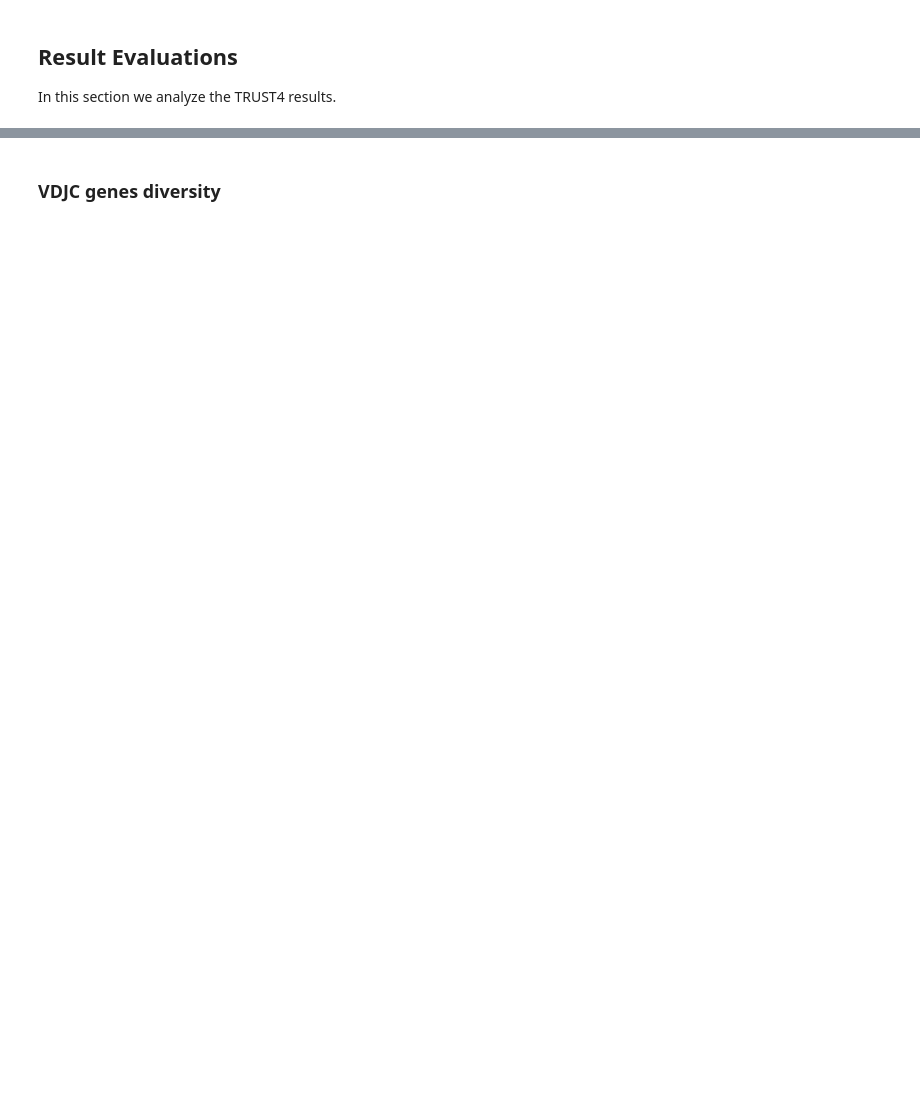
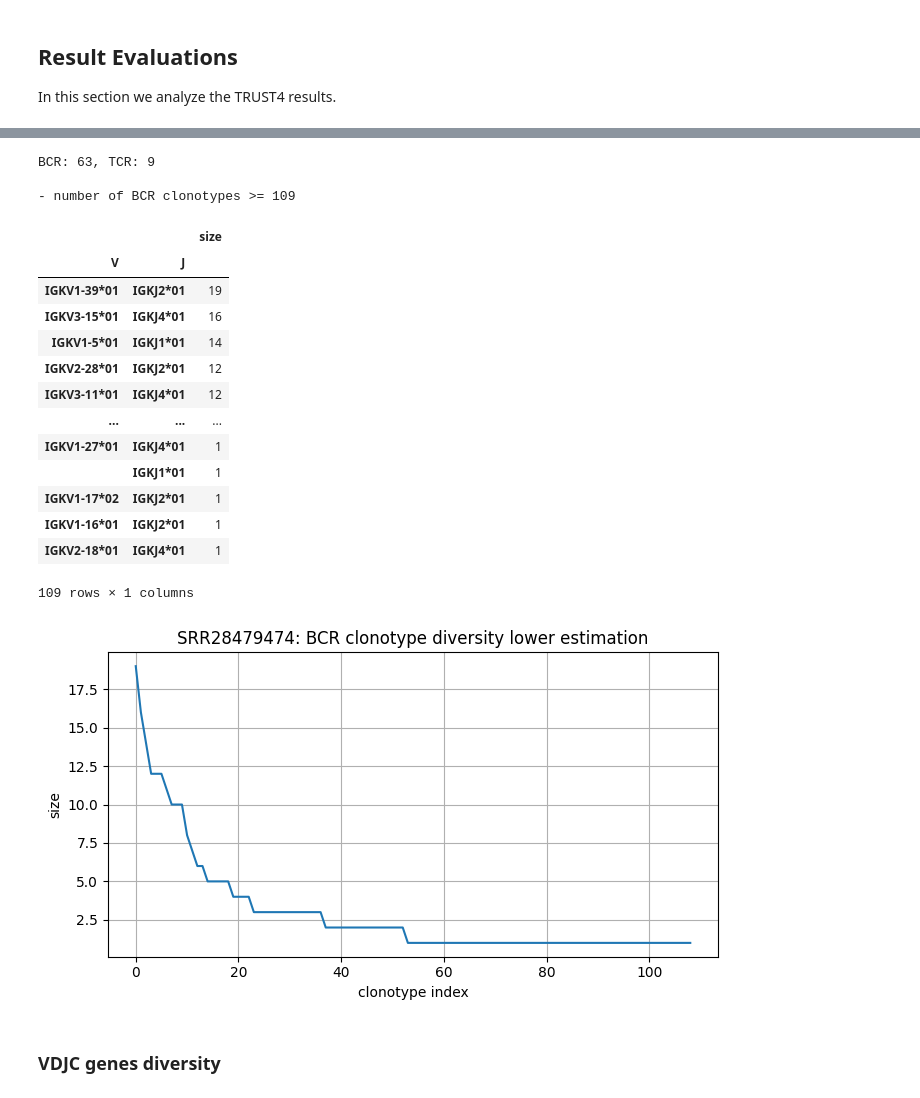
Before and after one commit to yoramzarai/Numenos-exercise, a Jupyter notebook: main_exercise.ipynb, the cells around one changed output, grey strips where cells are left out. Cells and saved outputs as stored; diff of their text form; code cells hidden in the pictures; blank space fills up the shorter version.

```diff
--- a/main_exercise.ipynb
+++ b/main_exercise.ipynb
@@ -486,3 +469,53 @@ Report for SRR28479473:
+# %%
+figsize: tuple[int, int] = (7,4)
+save_figure: bool = False
+# -------------------------------
+v_genes = df['V'].unique().tolist()
+v_genes_tcr = [v for v in v_genes if v.startswith('T')]
+v_genes_bcr = [v for v in v_genes if v.startswith('I')]
+print(f"BCR: {len(v_genes_bcr)}, TCR: {len(v_genes_tcr)}")
+
+# df_tcr = df.query(f"V in {v_genes_tcr}")
+df_bcr = df.query(f"V in {v_genes_bcr}")
+
+df_clonotype = (df_bcr[['V', 'J']]
+                .query("V != '.' and J != '.'")
+                .groupby(by=['V', 'J'])
+                .size()
+                .to_frame(name='size').sort_values(by='size', ascending=False)
+                )
+print(f"\n- number of BCR clonotypes >= {df_clonotype.shape[0]:,}")
+display(df_clonotype)
+
+fig, ax = plt.subplots(nrows=1, ncols=1, tight_layout=True, figsize=figsize, squeeze=True)
+ax.plot(df_clonotype.values)
+ax.grid()
+ax.set_xlabel('clonotype index')
+ax.set_ylabel('size')
+ax.set_title(f"{sample_name}: BCR clonotype diversity lower estimation", fontsize=12)
+if save_figure:
+    fig_file: Path = figure_path / f"{sample_name}_clonotype_diversity.jpg"
+    plt.savefig(fig_file)
+    print(f"\nFigure saved in {fig_file}.")
+# %% [output]
+BCR: 63, TCR: 9
+
+- number of BCR clonotypes >= 109
+|  |  | size |
+| V | J |  |
+| IGKV1-39*01 | IGKJ2*01 | 19 |
+| IGKV3-15*01 | IGKJ4*01 | 16 |
+| IGKV1-5*01 | IGKJ1*01 | 14 |
+| IGKV2-28*01 | IGKJ2*01 | 12 |
+| IGKV3-11*01 | IGKJ4*01 | 12 |
+| ... | ... | ... |
+| IGKV1-27*01 | IGKJ4*01 | 1 |
+|  | IGKJ1*01 | 1 |
+| IGKV1-17*02 | IGKJ2*01 | 1 |
+| IGKV1-16*01 | IGKJ2*01 | 1 |
+| IGKV2-18*01 | IGKJ4*01 | 1 |
+109 rows × 1 columns
+[figure, added]
 # %% [markdown]
 ### VDJC genes diversity
 # %%
```
Also changed, not shown: parts of 22 cells of this notebook, 22 other files.
